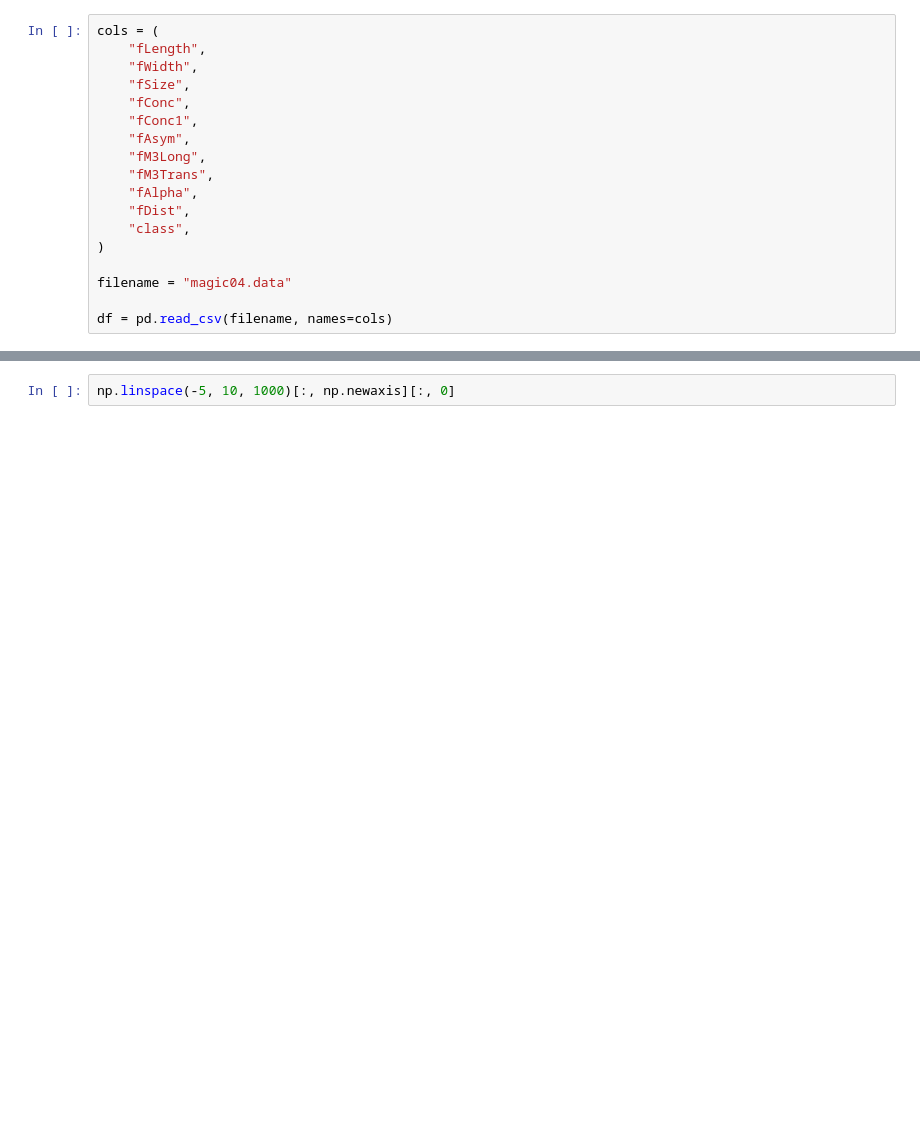
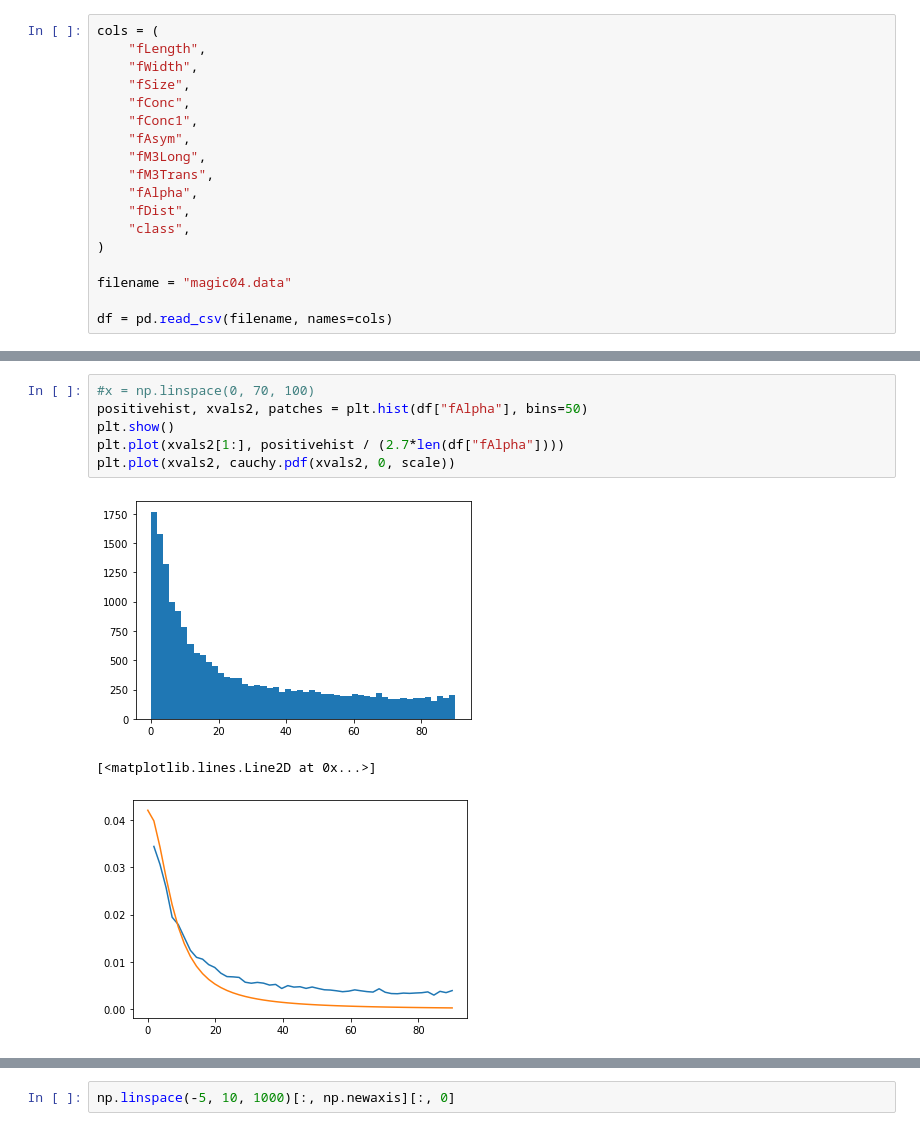
Before and after one commit to byahn2/MagicDatamining, a Jupyter notebook: nb.ipynb, the cells around one changed output, grey strips where cells are left out. Saved outputs shown, nothing was run; the diff lists cells and outputs as text; blank space fills up the shorter version.

```diff
--- a/nb.ipynb
+++ b/nb.ipynb
@@ -30,3 +76,13 @@ TypeError: curve_fit() missing 1 required positional argument: 'ydata'
+# %%
+#x = np.linspace(0, 70, 100)
+positivehist, xvals2, patches = plt.hist(df["fAlpha"], bins=50)
+plt.show()
+plt.plot(xvals2[1:], positivehist / (2.7*len(df["fAlpha"])))
+plt.plot(xvals2, cauchy.pdf(xvals2, 0, scale))
+# %% [output]
+[figure, added]
+[<matplotlib.lines.Line2D at 0x...>]
+[figure, added]
 # %%
 kde = KernelDensity(
     kernel="gaussian",
```
Also changed, not shown: parts of 7 cells of this notebook.
